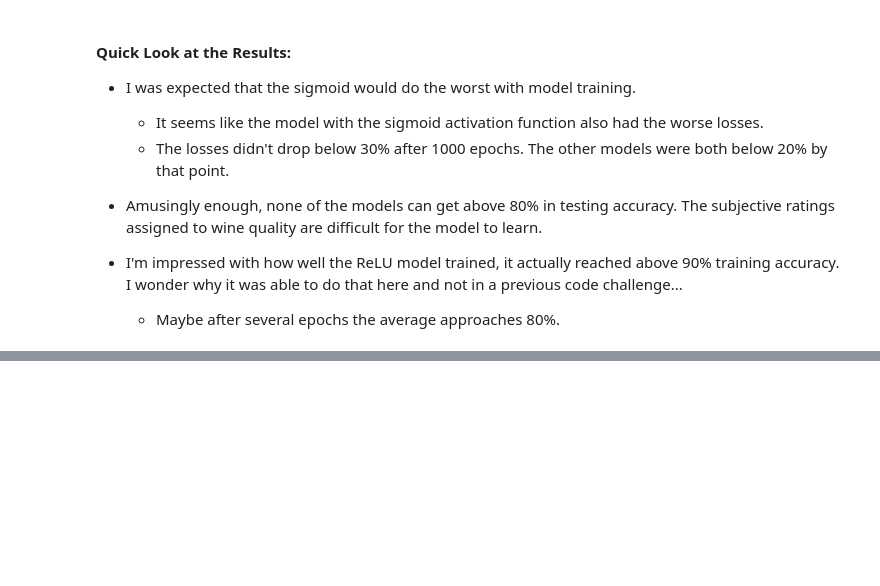
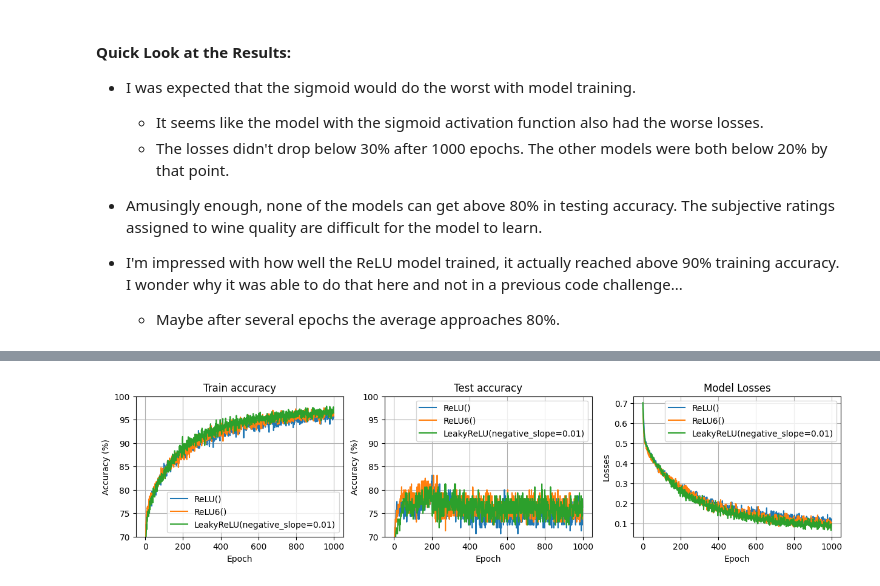
Before and after one commit to ElleyFolks/Deep-Understanding-Deep-Learning, a Jupyter notebook: Section 10 Meta Parameters/10.91 Activation Functions Comparison/activation_comparison.ipynb, the cells around one changed output, grey strips where cells are left out. Drawn from its saved outputs; the diff is of its cells as text; code cells hidden in the pictures; blank space fills up the shorter version.

```diff
--- a/Section 10 Meta Parameters/10.91 Activation Functions Comparison/activation_comparison.ipynb
+++ b/Section 10 Meta Parameters/10.91 Activation Functions Comparison/activation_comparison.ipynb
@@ -257,0 +294,28 @@ plt.show()
+# %%
+# plot some results
+fig,ax = plt.subplots(1,3,figsize=(15,3))
+
+ax[0].plot(train_accuracy2)
+ax[0].set_title('Train accuracy')
+
+ax[1].plot(test_accuracy2)
+ax[1].set_title('Test accuracy')
+
+# common features
+for i in range(2):
+  ax[i].legend(functions_lst)
+  ax[i].set_xlabel('Epoch')
+  ax[i].set_ylabel('Accuracy (%)')
+  ax[i].set_ylim([70,100])
+  ax[i].grid()
+
+ax[2].plot(losses2)
+ax[2].set_title('Model Losses')
+ax[2].legend(functions_lst)
+ax[2].set_xlabel('Epoch')
+ax[2].set_ylabel('Losses')
+ax[2].grid()
+
+plt.show()
+# %% [output]
+[figure, added]
```
Also changed, not shown: parts of 5 cells of this notebook, 1 other file.
